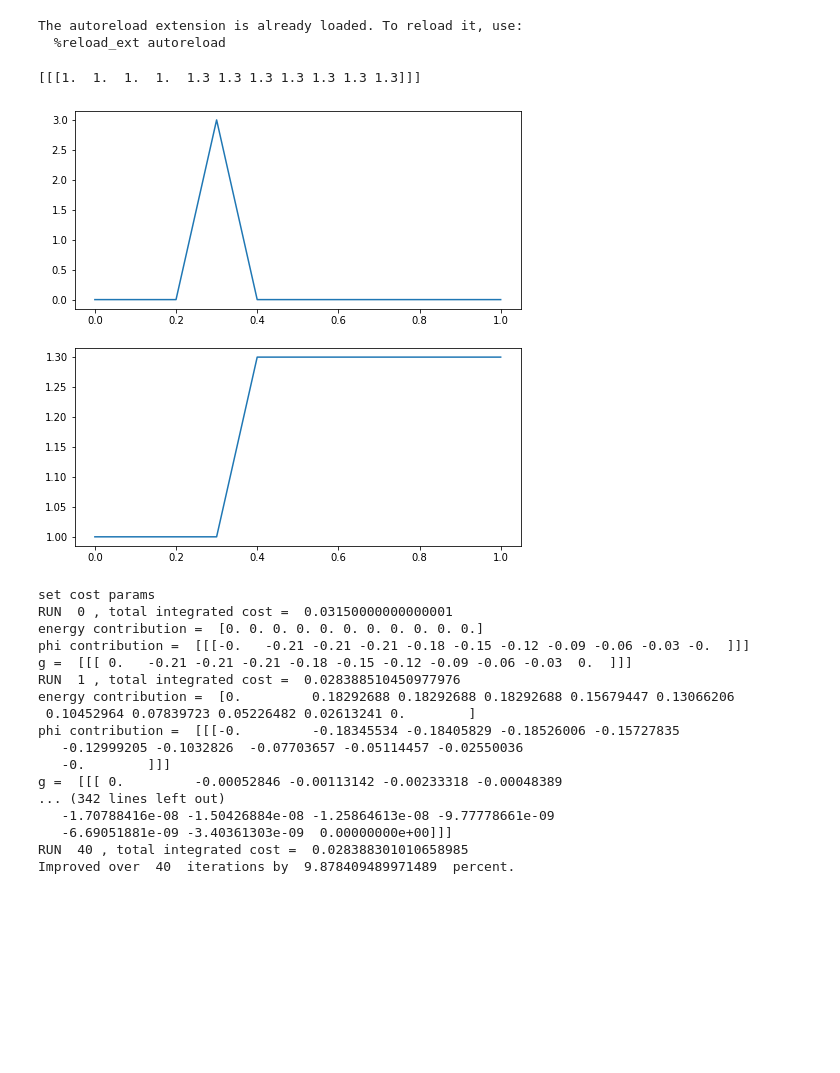
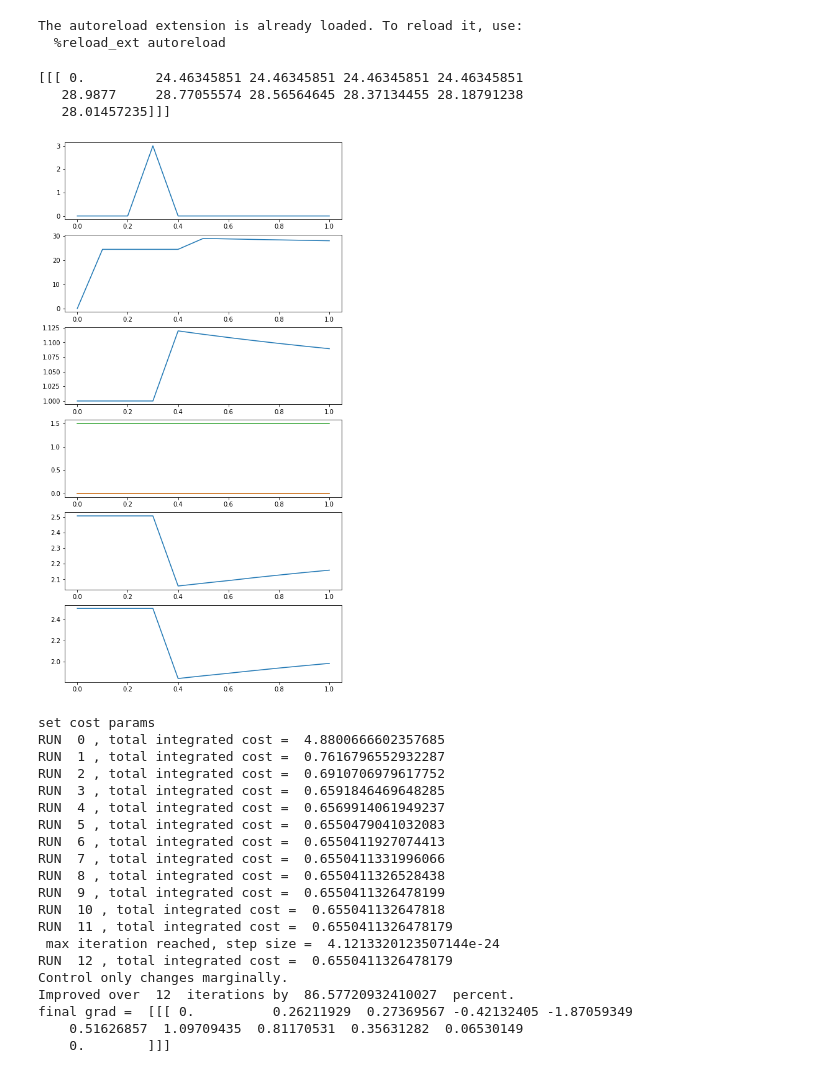
Before and after one commit to lenasal/neurolib, a Jupyter notebook: simp/f.ipynb, the cells around one changed output. Cells and saved outputs as stored; diff of their text form; code cells hidden in the pictures; blank space fills up the shorter version.

```diff
--- a/simp/f.ipynb
+++ b/simp/f.ipynb
@@ -35,31 +35,41 @@ test_step = 1e-12
 # %%
 dur = 1.
 
 a.params.duration = dur
+a.params.ext_exc_current = 1.
 target = a.getZeroTarget()
 control1 = a.getZeroControl()
 
 control1[0,0,3] += 3.
-#control1[0,0,:] += 10.*a.t[:]
+#control1[0,0,:] += np.sin(6.*np.arange(0,dur+a.params.dt,a.params.dt))
 
 a.run(control=control1)
 
-target[:,0,:] = a.mufe[:,:]
+target[:,0,:] = a.state["rates_exc"][0,:]
 
-fig, axes = plt.subplots(2, figsize=(8, 8))
+fig, axes = plt.subplots(6, figsize=(8, 16))
 axes[0].plot(a.t, control1[0,0,:])
-axes[1].plot(a.t, a.state["mufe"][0,:])
+axes[1].plot(a.t, a.state["rates_exc"][0,:])
+axes[2].plot(a.t, a.state["mufe"][0,:])
+axes[3].plot(a.t, a.state["seem"][0,:])
+axes[3].plot(a.t, a.state["seev"][0,:])
+axes[3].plot(a.t, a.state["sigmae_f"][0,:])
+axes[4].plot(a.t, a.state["tau_exc"][0,:])
+
+axes[5].plot(a.t, a.state["tau_exc"][0,:]/a.state["mufe"][0,:])
 
 print(target)
 # %% [output]
-[[[1.  1.  1.  1.  1.3 1.3 1.3 1.3 1.3 1.3 1.3]]]
+[[[ 0.         24.46345851 24.46345851 24.46345851 24.46345851
+   28.9877     28.77055574 28.56564645 28.37134455 28.18791238
+   28.01457235]]]
-[figure, old version]
+[figure, new version]
 # %%
-max_cntrl = 100. * 5.
-start_step = 11.
+max_cntrl = 10. * 5.
+start_step = 100.
 cost_params = [1.0, 3.0, 0.0]
 
-init_state_vars = np.array( [a.params.mufe_init] )
+init_state_vars = np.array( [a.params.rates_exc_init, a.params.mufe_init, a.params.seem_init, a.params.seev_init] )
 cost.setParams(cost_params[0], cost_params[1], cost_params[2])
 
 control2 = a.getZeroControl()
@@ -69,24 +79,25 @@ max_it = 40
 A1_bestControlA, A1_bestStateA, A1_costA, runtime = a.A1(control2, target, c_scheme, u_mat, u_scheme,
         max_iteration_ = max_it, tolerance_ = tol, startStep_ = start_step, max_control_ = max_cntrl,
         t_sim_ = dur, t_sim_pre_ = dur_pre, t_sim_post_ = dur_post)
-
-#0.7262797905237487
 # %% [output]
 set cost params
-RUN  0 , total integrated cost =  0.03150000000000001
-energy contribution =  [0. 0. 0. 0. 0. 0. 0. 0. 0. 0. 0.]
-phi contribution =  [[[-0.   -0.21 -0.21 -0.21 -0.18 -0.15 -0.12 -0.09 -0.06 -0.03 -0.  ]]]
-g =  [[[ 0.   -0.21 -0.21 -0.21 -0.18 -0.15 -0.12 -0.09 -0.06 -0.03  0.  ]]]
-RUN  1 , total integrated cost =  0.028388510450977976
-energy contribution =  [0.         0.18292688 0.18292688 0.18292688 0.15679447 0.13066206
- 0.10452964 0.07839723 0.05226482 0.02613241 0.        ]
-phi contribution =  [[[-0.         -0.18345534 -0.18405829 -0.18526006 -0.15727835
-   -0.12999205 -0.1032826  -0.07703657 -0.05114457 -0.02550036
-   -0.        ]]]
-g =  [[[ 0.         -0.00052846 -0.00113142 -0.00233318 -0.00048389
-... (342 lines left out)
-   -1.70788416e-08 -1.50426884e-08 -1.25864613e-08 -9.77778661e-09
-   -6.69051881e-09 -3.40361303e-09  0.00000000e+00]]]
-RUN  40 , total integrated cost =  0.028388301010658985
-Improved over  40  iterations by  9.878409489971489  percent.
+RUN  0 , total integrated cost =  4.8800666602357685
+RUN  1 , total integrated cost =  0.7616796552932287
+RUN  2 , total integrated cost =  0.6910706979617752
+RUN  3 , total integrated cost =  0.6591846469648285
+RUN  4 , total integrated cost =  0.6569914061949237
+RUN  5 , total integrated cost =  0.6550479041032083
+RUN  6 , total integrated cost =  0.6550411927074413
+RUN  7 , total integrated cost =  0.6550411331996066
+RUN  8 , total integrated cost =  0.6550411326528438
+RUN  9 , total integrated cost =  0.6550411326478199
+RUN  10 , total integrated cost =  0.655041132647818
+RUN  11 , total integrated cost =  0.6550411326478179
+ max iteration reached, step size =  4.1213320123507144e-24
+RUN  12 , total integrated cost =  0.6550411326478179
+Control only changes marginally.
+Improved over  12  iterations by  86.57720932410027  percent.
+final grad =  [[[ 0.          0.26211929  0.27369567 -0.42132405 -1.87059349
+    0.51626857  1.09709435  0.81170531  0.35631282  0.06530149
+    0.        ]]]
 # %%
```
Also changed, not shown: parts of 9 cells of this notebook, 8 other files.
